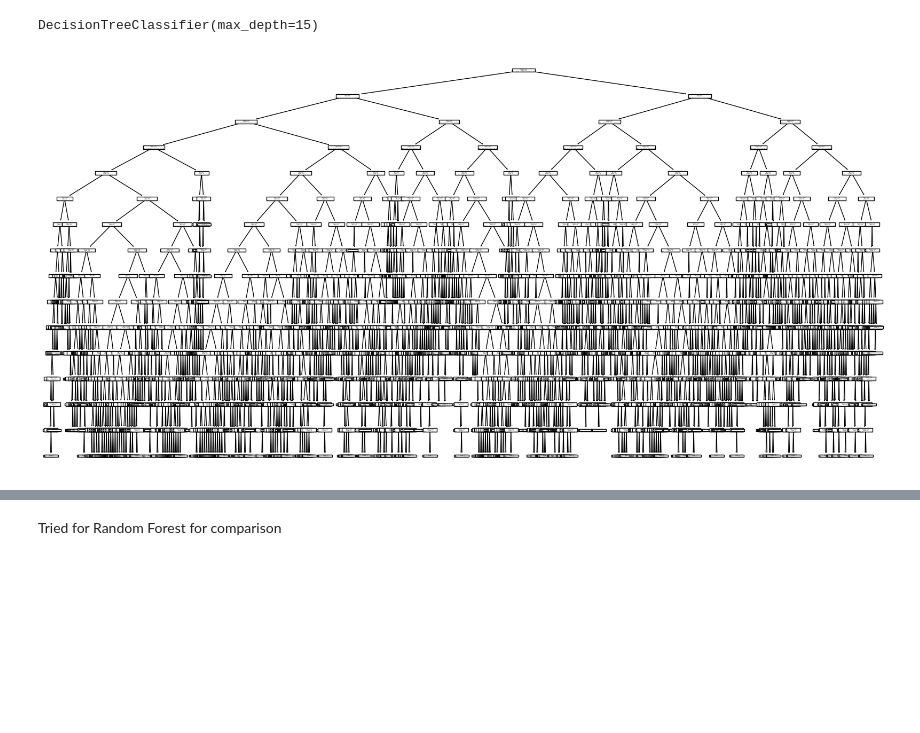
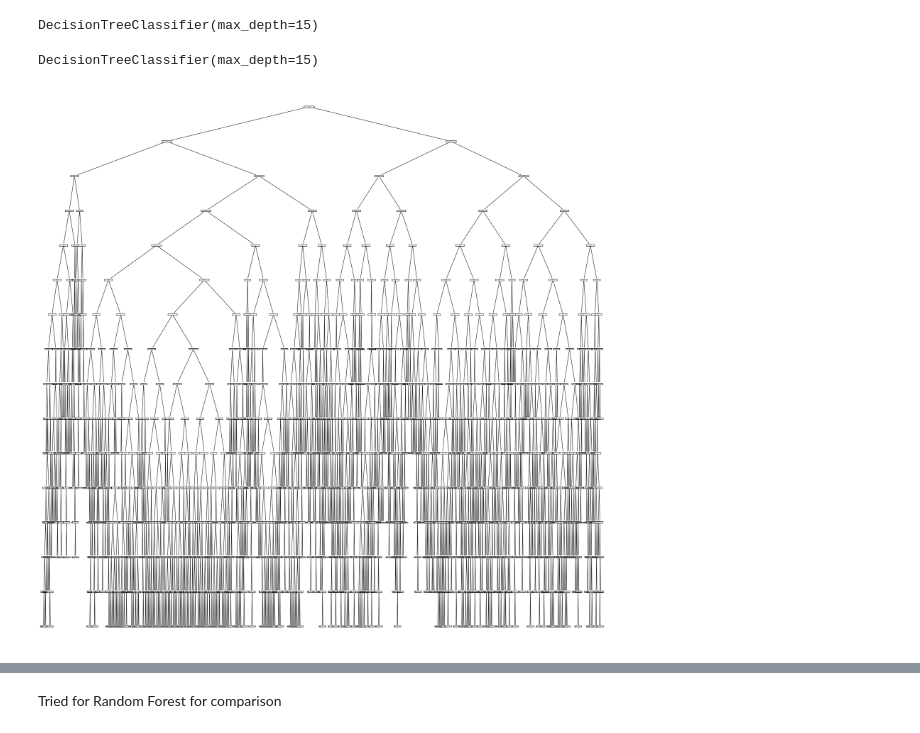
Before and after one commit to beyzoskaya/ClassificationCIFAR10, a Jupyter notebook: decisionTree.ipynb, the cells around one changed output, grey strips where cells are left out. Saved outputs shown, nothing was run; the diff lists cells and outputs as text; code cells hidden in the pictures; blank space fills up the shorter version.

```diff
--- a/decisionTree.ipynb
+++ b/decisionTree.ipynb
@@ -167,9 +263,14 @@ tree_classifier = tree.DecisionTreeClassifier(max_depth=15)
 tree_classifier.fit(X_train, y_train)
 # %% [output]
 DecisionTreeClassifier(max_depth=15)
+# %%
+tree_classifier = DecisionTreeClassifier(max_depth=15)
+tree_classifier.fit(X_train, y_train)
+# %% [output]
+DecisionTreeClassifier(max_depth=15)
 # %%
-plt.figure(figsize=(20, 10))
+plt.figure(figsize=(30, 30))
 tree.plot_tree(tree_classifier)
 plt.show()
 # %% [output]
-[figure, old version]
+[figure, new version]
```
Also changed, not shown: parts of 32 cells of this notebook.
